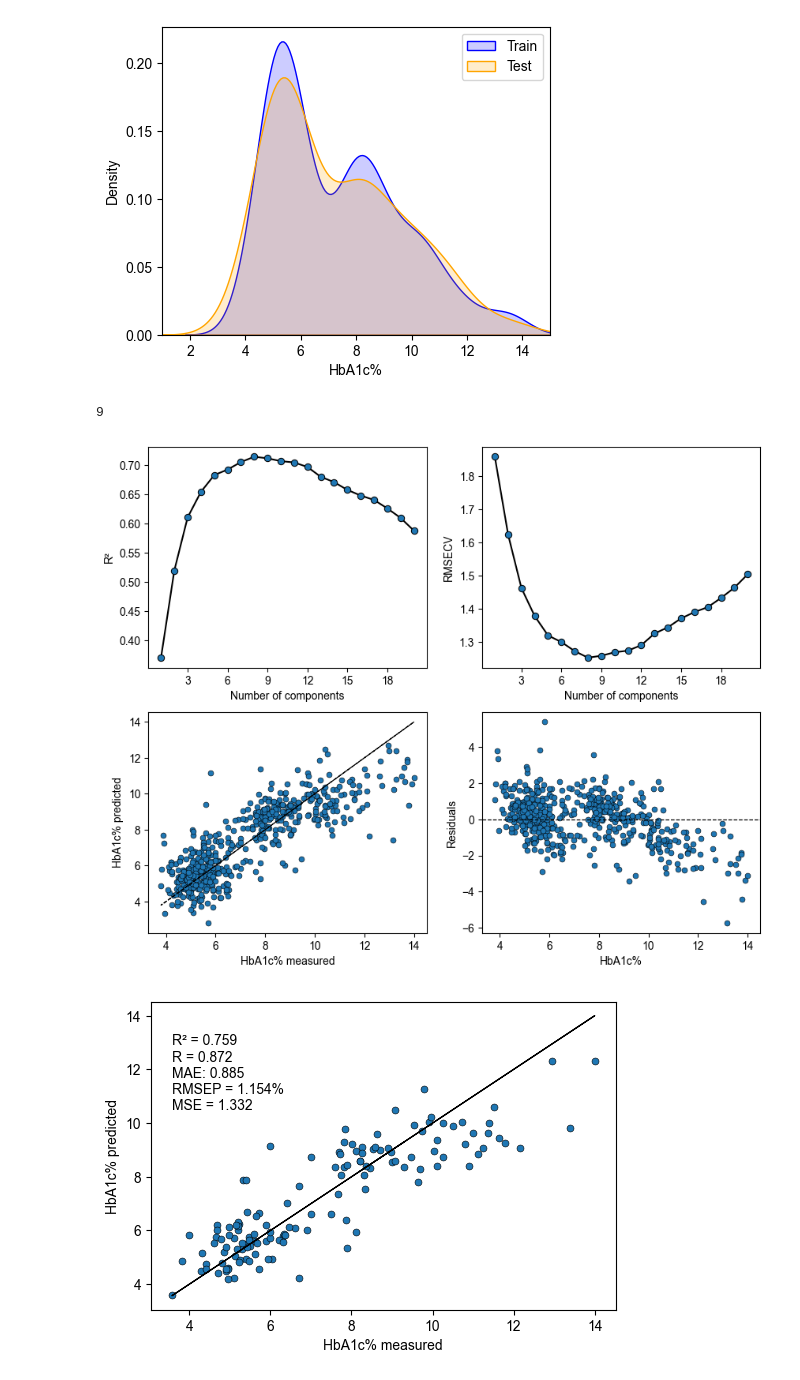
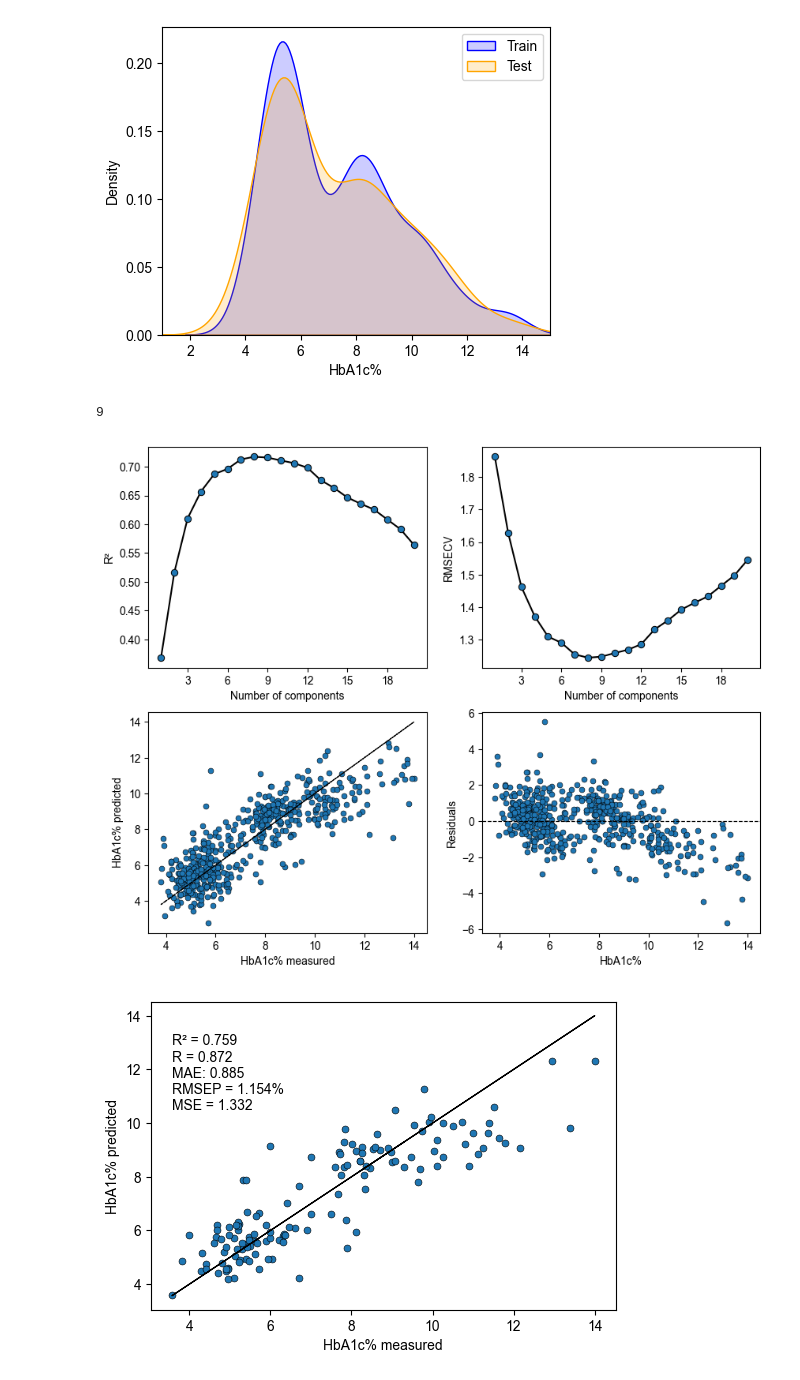
Before and after one commit to MelnychenkoM/ml_methods_hba1c, a Jupyter notebook: notebooks/regression.ipynb, the cells around one changed output. Saved outputs shown, nothing was run; the diff lists cells and outputs as text; code cells hidden in the pictures.

```diff
--- a/notebooks/regression.ipynb
+++ b/notebooks/regression.ipynb
@@ -46,15 +46,15 @@ fig.savefig('../figures/train_test.png', transparent=True, dpi=300)
 # X_train, y_train = shuffle(X_train, y_train, random_state=20) # 15
 # %%
 model = PLSRComponents()
-model.fit(X_train, y_train, ncomp=20, cv=10, threshold=0)
+model.fit(X_train, y_train, ncomp=20, cv=5, threshold=0)
 model.plot_number_components()
 print(model.num_comp)
 
 # plt.savefig('figures/crossval_plsr.pdf', format='pdf', transparent=True)
-plt.savefig('../figures/crossval_plsr.png', dpi=300, transparent=True)
+# plt.savefig('../figures/crossval_plsr.png', dpi=300, transparent=True)
 # %% [output]
 9
-[figure, old version]
+[figure, new version]
 # %%
 fig, axs = model.evaluate(X_test, y_test)
 # fig.savefig('figures/validation_plsr.pdf', format='pdf', transparent=True)
```
Also changed, not shown: parts of 1 cell of this notebook, 4 other files.
